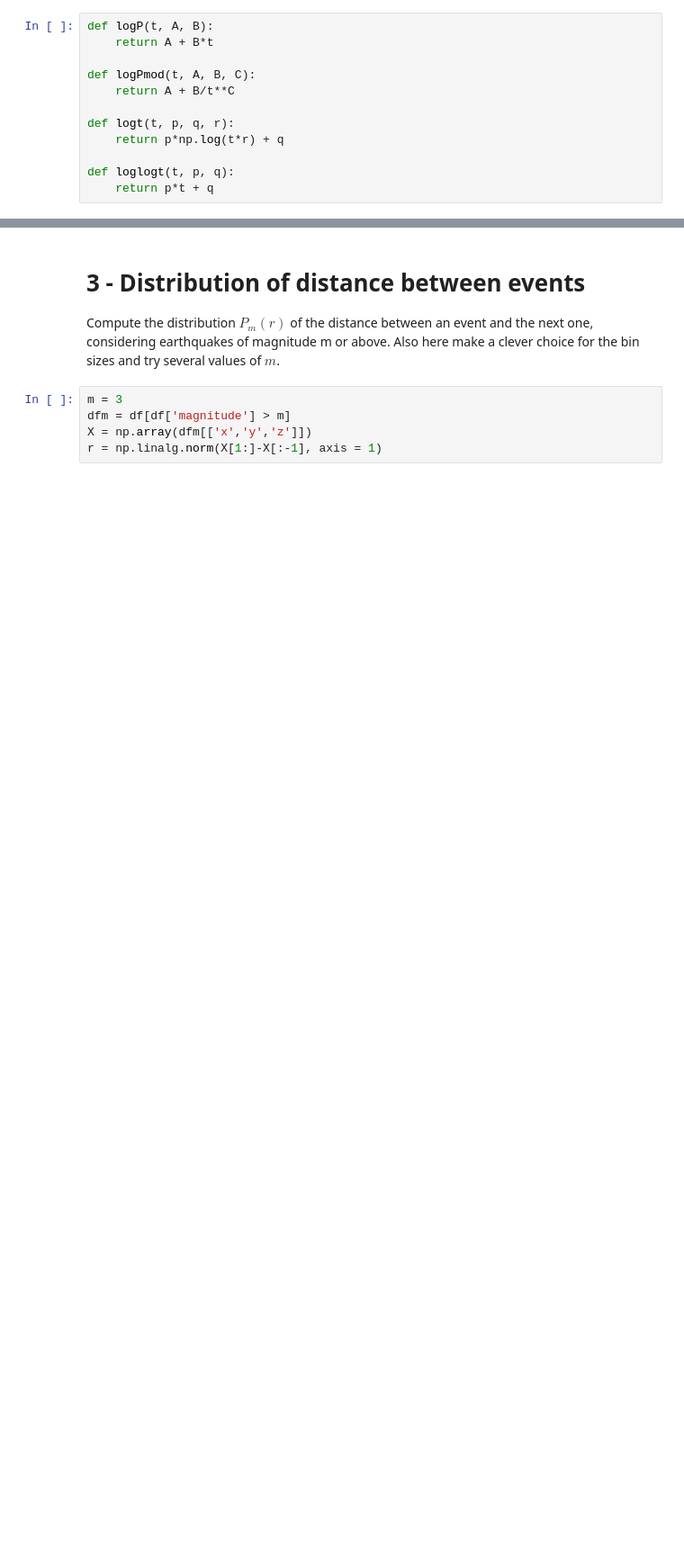
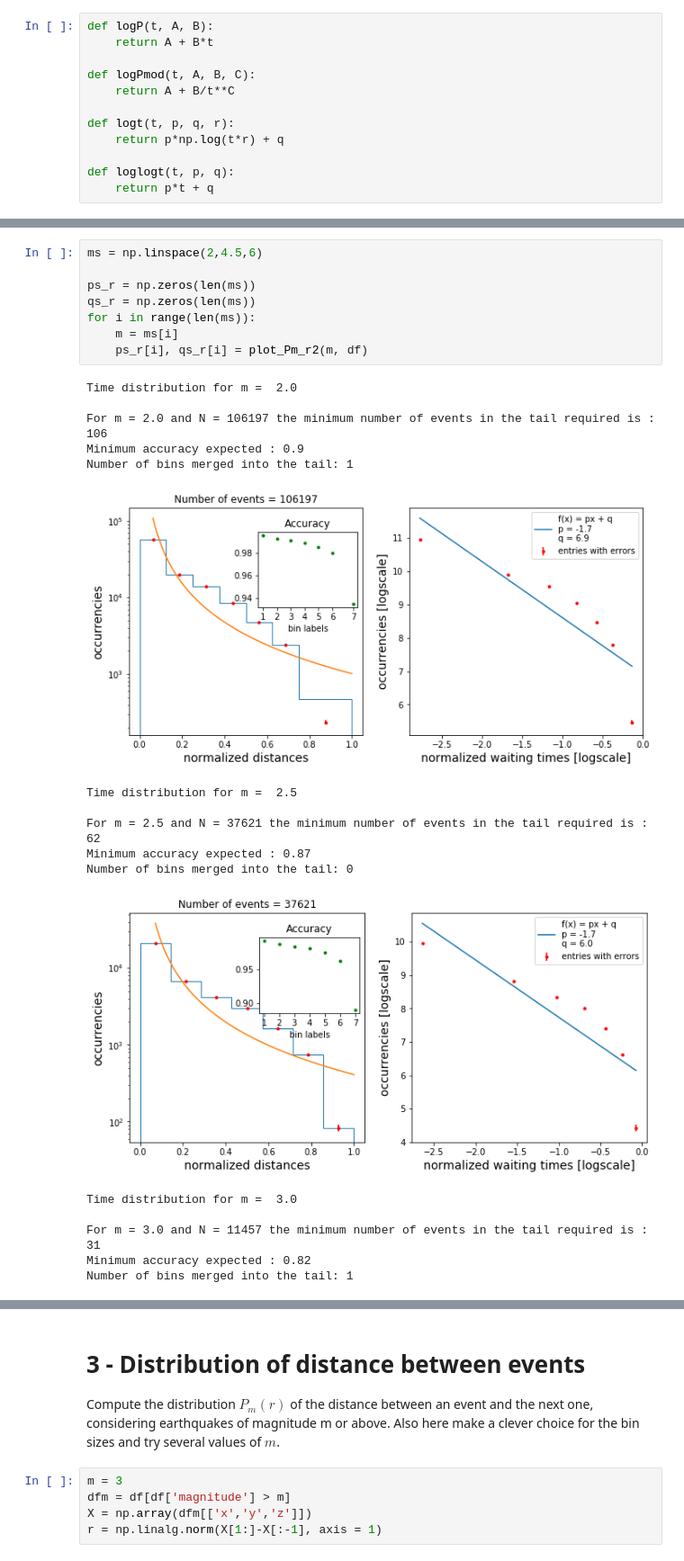
Before and after one commit to mango915/Earthquakes, a Jupyter notebook: nico.ipynb, the cells around one changed output, grey strips where cells are left out. Shown at 90% size. Cells and saved outputs as stored; diff of their text form; blank space fills up the shorter version.

```diff
--- a/nico.ipynb
+++ b/nico.ipynb
@@ -414,0 +679,26 @@ q = 1.38
+# %%
+ms = np.linspace(2,4.5,6)
+
+ps_r = np.zeros(len(ms))
+qs_r = np.zeros(len(ms))
+for i in range(len(ms)):
+    m = ms[i]
+    ps_r[i], qs_r[i] = plot_Pm_r2(m, df)
+# %% [output]
+Time distribution for m =  2.0
+
+For m = 2.0 and N = 106197 the minimum number of events in the tail required is : 106
+Minimum accuracy expected : 0.9
+Number of bins merged into the tail: 1
+[figure, added]
+Time distribution for m =  2.5
+
+For m = 2.5 and N = 37621 the minimum number of events in the tail required is : 62
+Minimum accuracy expected : 0.87
+Number of bins merged into the tail: 0
+[figure, added]
+Time distribution for m =  3.0
+
+For m = 3.0 and N = 11457 the minimum number of events in the tail required is : 31
+Minimum accuracy expected : 0.82
+Number of bins merged into the tail: 1
```
Also changed, not shown: parts of 31 cells of this notebook.
